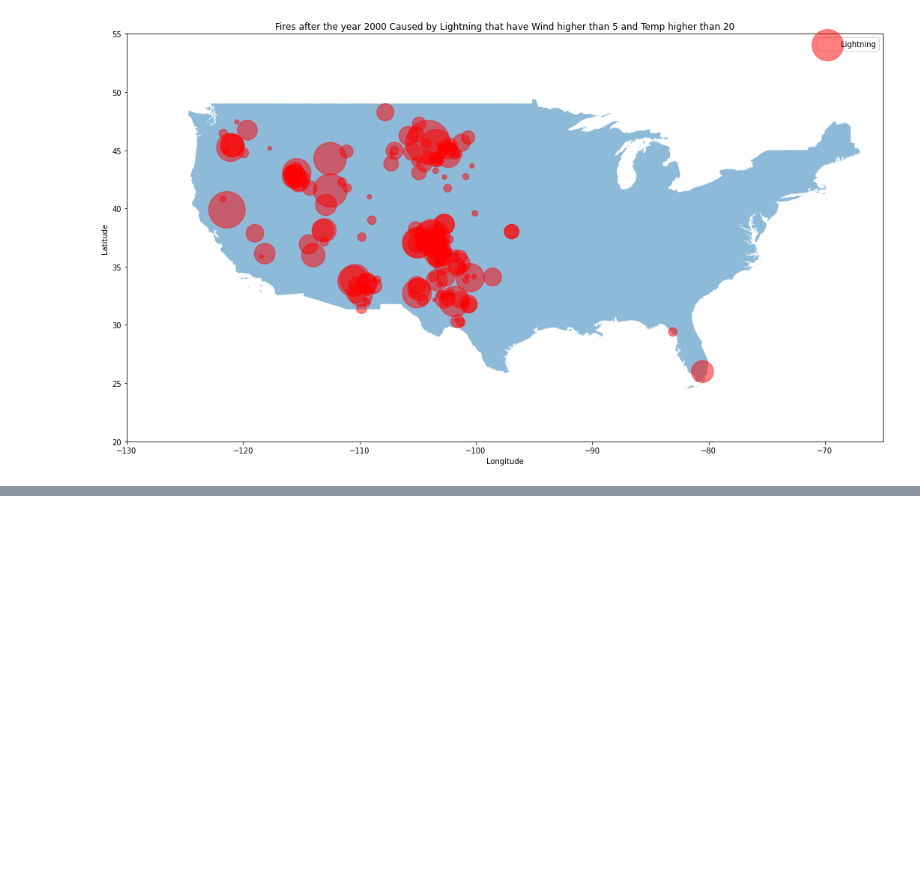
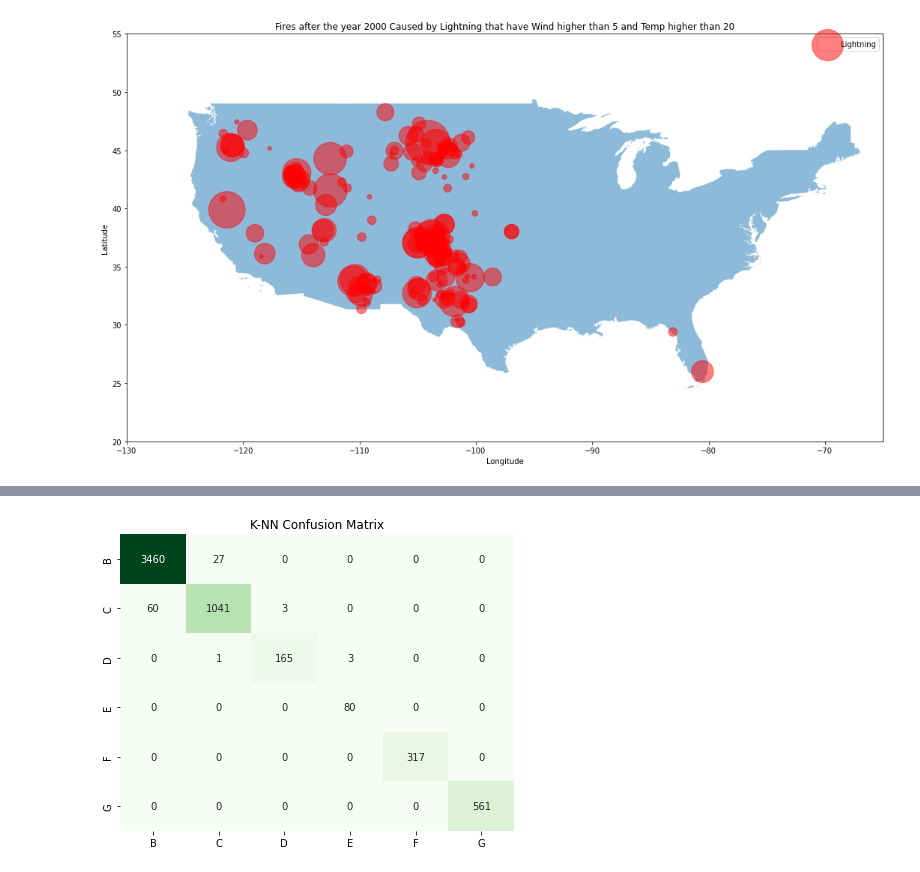
Before and after one commit to ConnorCallahan01/CSCI183FinalProject, a Jupyter notebook: FinalProject.ipynb, the cells around one changed output, grey strips where cells are left out. Drawn from its saved outputs; the diff is of its cells as text; code cells hidden in the pictures; blank space fills up the shorter version.

```diff
--- a/FinalProject.ipynb
+++ b/FinalProject.ipynb
@@ -612,0 +693,9 @@ while i < 100:
+# %%
+ml_model_dataframe = pd.DataFrame()
+ml_model_dataframe = pd.concat([ml_model_dataframe, no_out_fire_df['Wind_cont']], axis=1)
+ml_model_dataframe = pd.concat([ml_model_dataframe, no_out_fire_df['Temp_cont']], axis=1)
+ml_model_dataframe = pd.concat([ml_model_dataframe, no_out_fire_df['Hum_cont']], axis=1)
+ml_model_dataframe = pd.concat([ml_model_dataframe, no_out_fire_df['longitude']], axis=1)
+ml_model_dataframe = pd.concat([ml_model_dataframe, no_out_fire_df['latitude']], axis=1)
+ml_model_dataframe = pd.concat([ml_model_dataframe, no_out_fire_df['fire_size']], axis=1)
+ml_model_dataframe = pd.concat([ml_model_dataframe, no_out_fire_df['fire_size_class']], axis=1)
@@ -612,0 +718,59 @@ while i < 100:
+# %%
+from sklearn.model_selection import train_test_split
+from sklearn.metrics import confusion_matrix
+from sklearn.neighbors import KNeighborsClassifier
+import seaborn as sns
+
+
+
+
+label_list = []
+for i in ml_model_dataframe['fire_size_class']:
+    if i not in label_list:
+        label_list.append(i)
+
+label_list.sort()
+
+
+x_data = ml_model_dataframe.drop(['fire_size_class'], axis = 1)
+y = ml_model_dataframe['fire_size_class']
+
+
+X_train, X_test, y_train, y_test = train_test_split(x_data, y, random_state=0)
+KNN_Classifier = KNeighborsClassifier(n_neighbors = 5, p = 2, metric='minkowski')
+KNN_Classifier.fit(X_train, y_train)
+pred_test = KNN_Classifier.predict(X_test)
+
+#importing confusion matrix
+from sklearn.metrics import confusion_matrix
+
+confusion = confusion_matrix(y_test, pred_test)
+plt.figure(figsize=(24,12))
+
+plt.subplot(2,3,1)
+plt.title("K-NN Confusion Matrix")
+cm_df = pd.DataFrame(confusion,
+                     index = label_list,
+                     columns = label_list)
+sns.heatmap(cm_df,annot=True,cmap="Greens",fmt="d",cbar=False)
+
+#importing accuracy_score, precision_score, recall_score, f1_score
+from sklearn.metrics import accuracy_score, precision_score, recall_score, f1_score
+print('\nAccuracy: {:.2f}\n'.format(accuracy_score(y_test, pred_test)))
+
+print('Micro Precision: {:.2f}'.format(precision_score(y_test, pred_test, average='micro')))
+print('Micro Recall: {:.2f}'.format(recall_score(y_test, pred_test, average='micro')))
+print('Micro F1-score: {:.2f}\n'.format(f1_score(y_test, pred_test, average='micro')))
+
+print('Macro Precision: {:.2f}'.format(precision_score(y_test, pred_test, average='macro')))
+print('Macro Recall: {:.2f}'.format(recall_score(y_test, pred_test, average='macro')))
+print('Macro F1-score: {:.2f}\n'.format(f1_score(y_test, pred_test, average='macro')))
+
+print('Weighted Precision: {:.2f}'.format(precision_score(y_test, pred_test, average='weighted')))
+print('Weighted Recall: {:.2f}'.format(recall_score(y_test, pred_test, average='weighted')))
+print('Weighted F1-score: {:.2f}'.format(f1_score(y_test, pred_test, average='weighted')))
+
+from sklearn.metrics import classification_report
+print('\nClassification Report\n')
+print(classification_report(y_test, pred_test, target_names=label_list))
+# %% [output]
@@ -612,0 +794 @@ while i < 100:
+[figure, added]
```
Also changed, not shown: parts of 10 cells of this notebook.
